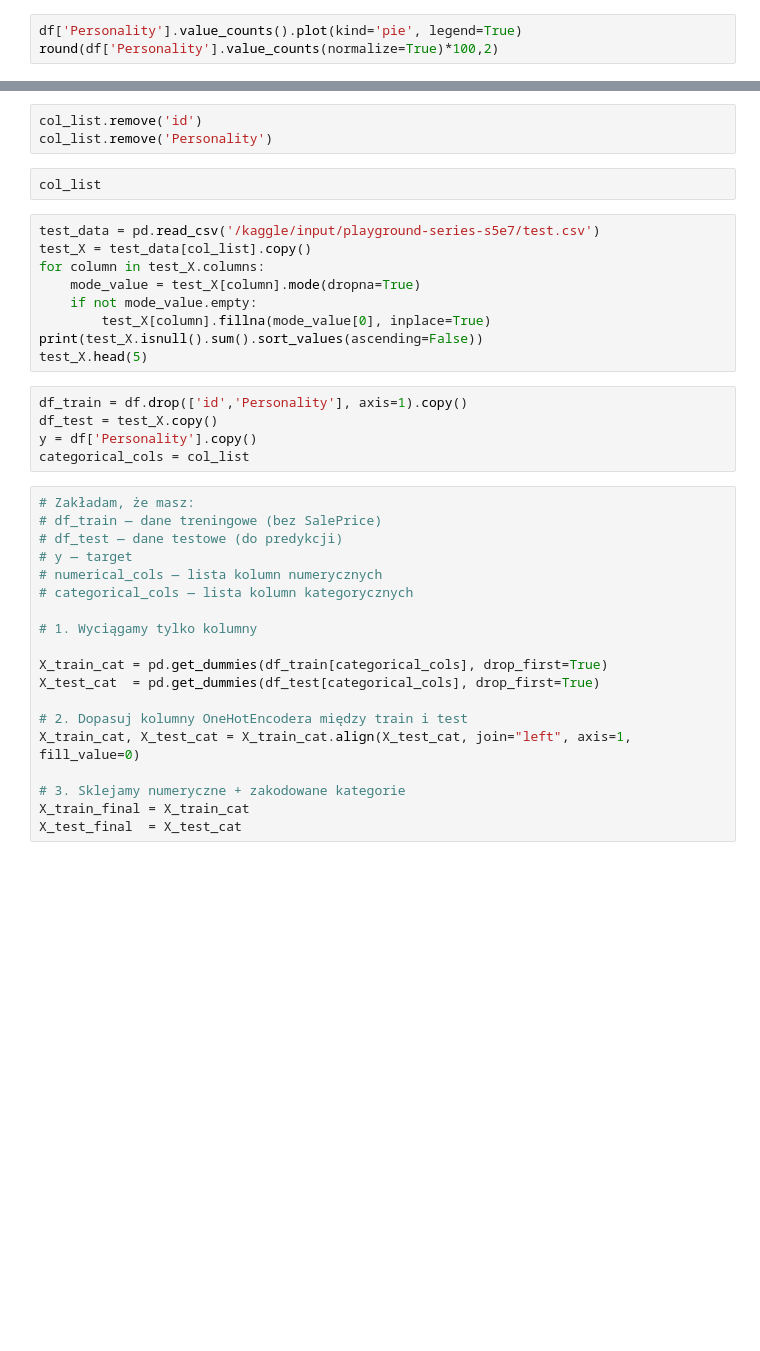
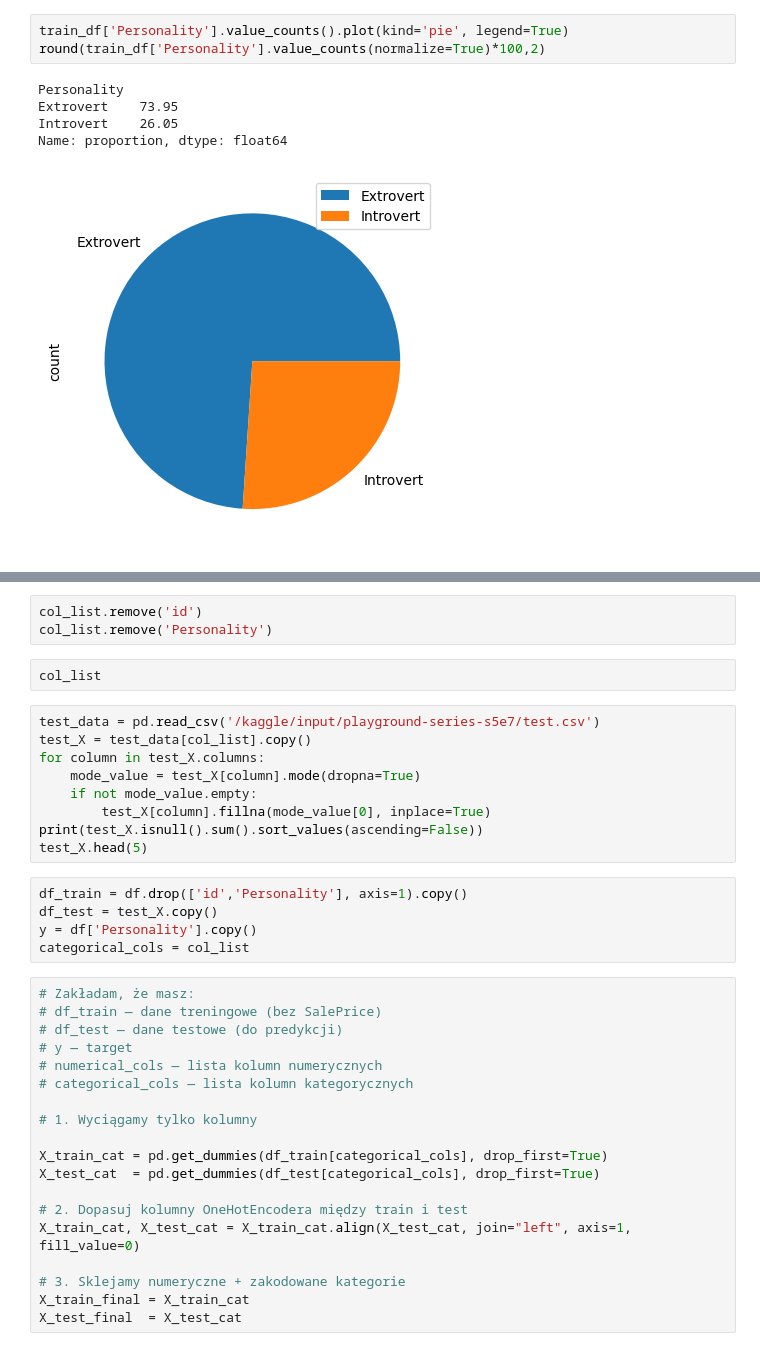
Before and after one commit to PiotrPieciak/LEARN_06_KAGGLE_Predict_Introverts, a Jupyter notebook: notebooks/01_Introverts_and_extroverts_EDA.ipynb, the cells around one changed output, grey strips where cells are left out. Drawn from its saved outputs; the diff is of its cells as text; blank space fills up the shorter version.

```diff
--- a/notebooks/01_Introverts_and_extroverts_EDA.ipynb
+++ b/notebooks/01_Introverts_and_extroverts_EDA.ipynb
@@ -41,5 +163,11 @@ df.isnull().sum().sort_values(ascending=False)
 # %%
-df['Personality'].value_counts().plot(kind='pie', legend=True)
-round(df['Personality'].value_counts(normalize=True)*100,2)
+train_df['Personality'].value_counts().plot(kind='pie', legend=True)
+round(train_df['Personality'].value_counts(normalize=True)*100,2)
+# %% [output]
+Personality
+Extrovert    73.95
+Introvert    26.05
+Name: proportion, dtype: float64
+[figure, added]
 # %%
 
```
Also changed, not shown: parts of 24 cells of this notebook.
